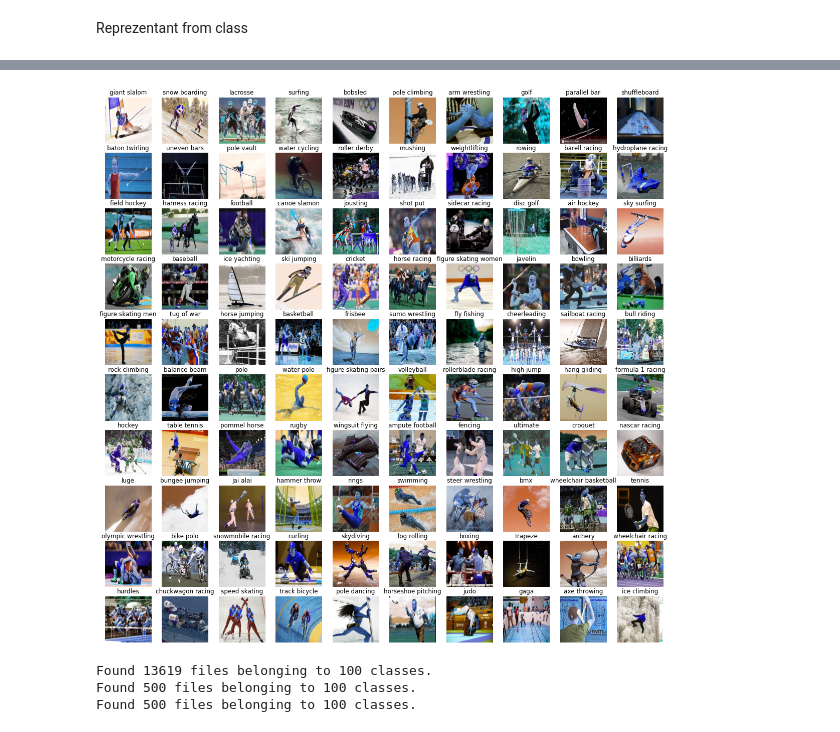
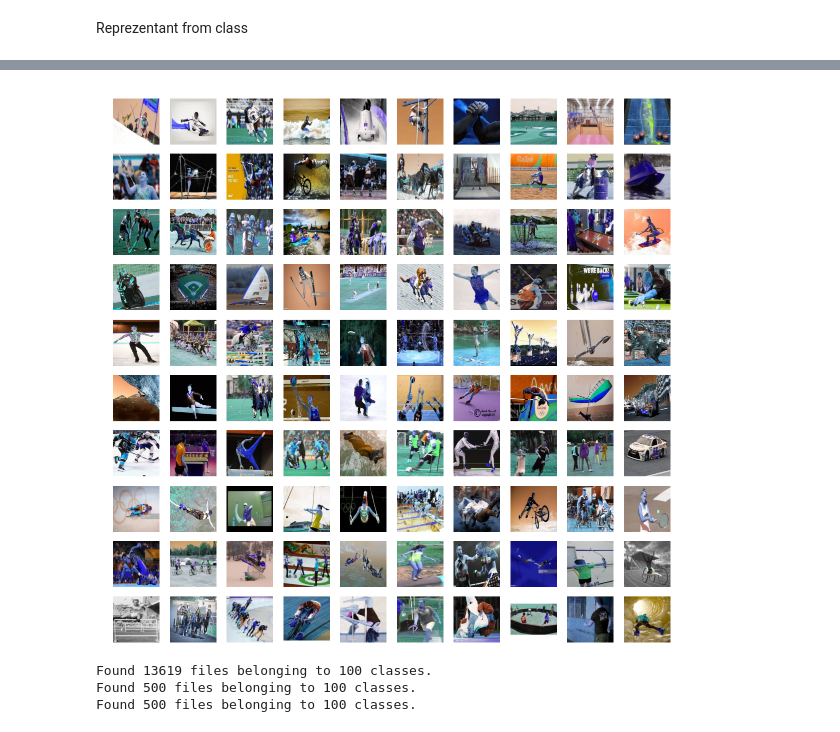
Before and after one commit to michalcik10/SUNS_zadanie1_Steamhry, a Jupyter notebook: zad3.ipynb, the cells around one changed output, grey strips where cells are left out. Saved outputs shown, nothing was run; the diff lists cells and outputs as text; code cells hidden in the pictures.

```diff
--- a/zad3.ipynb
+++ b/zad3.ipynb
@@ -85,6 +174,6 @@ for images in imag:
   for i in range(100):
     ax = plt.subplot(10, 10, i + 1)
     plt.imshow(imag[i])
-    plt.title(class_names[i])
+    plt.title(class_names[i], fontsize=15, color='white')
     plt.axis("off")
 # %% [output]
@@ -91,4 +181,4 @@ for images in imag:
-[figure, old version]
+[figure, new version]
 # %%
 train_dataset = tf.keras.utils.image_dataset_from_directory(
   train_data_dir,
```
Also changed, not shown: parts of 25 cells of this notebook.
